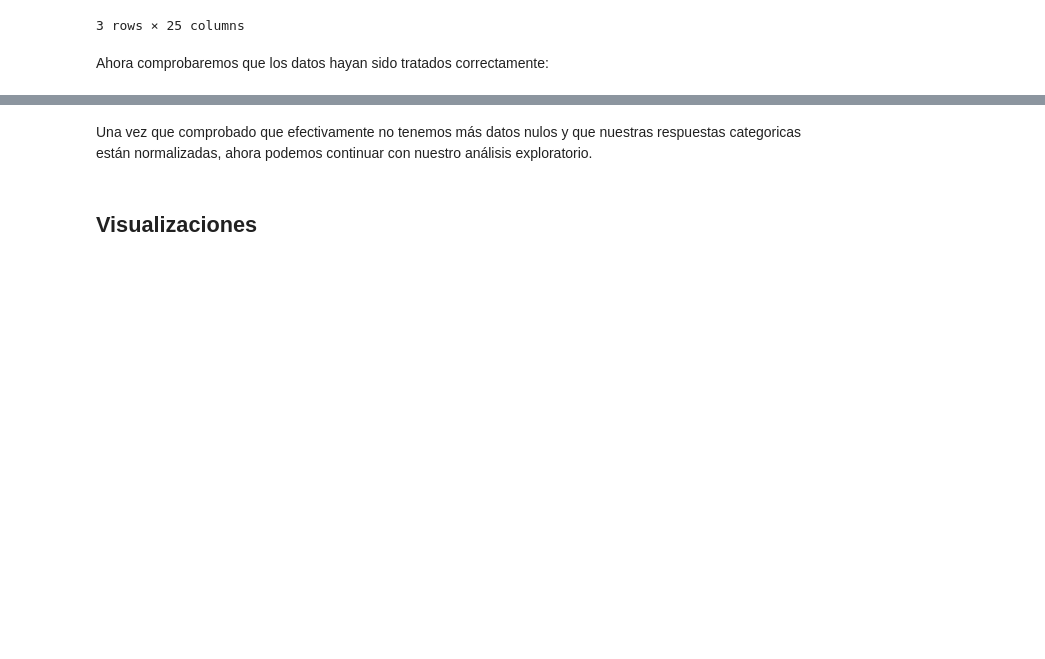
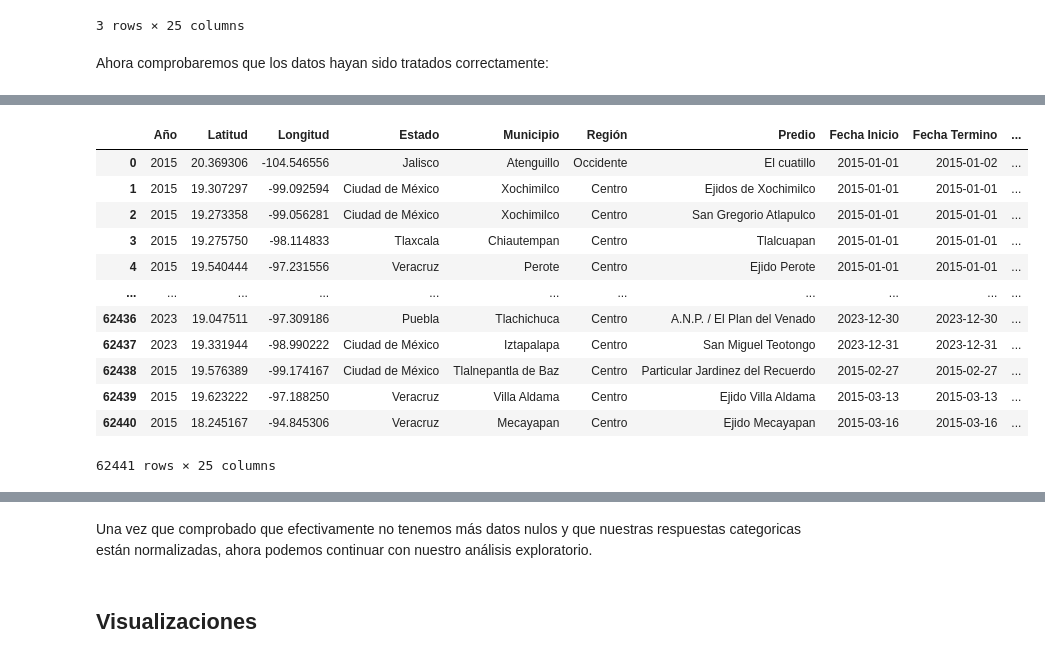
Before and after one commit to Valamca/Fires_Mexico_2015-2023, a Jupyter notebook: Incendios_forestales.ipynb, the cells around one changed output, grey strips where cells are left out. Cells and saved outputs as stored; diff of their text form; code cells hidden in the pictures; blank space fills up the shorter version.

```diff
--- a/Incendios_forestales.ipynb
+++ b/Incendios_forestales.ipynb
@@ -216,0 +305,16 @@ Ahora comprobaremos que los datos hayan sido tratados correctamente:
+# %%
+df[~df["Llegada"].str.contains(r'^\d{3}\:\d{2}\:\d{2}$')]
+# %% [output]
+|  | Año | Latitud | Longitud | Estado | Municipio | Región | Predio | Fecha Inicio | Fecha Termino | ... |
+| 0 | 2015 | 20.369306 | -104.546556 | Jalisco | Atenguillo | Occidente | El cuatillo | 2015-01-01 | 2015-01-02 | ... |
+| 1 | 2015 | 19.307297 | -99.092594 | Ciudad de México | Xochimilco | Centro | Ejidos de Xochimilco | 2015-01-01 | 2015-01-01 | ... |
+| 2 | 2015 | 19.273358 | -99.056281 | Ciudad de México | Xochimilco | Centro | San Gregorio Atlapulco | 2015-01-01 | 2015-01-01 | ... |
+| 3 | 2015 | 19.275750 | -98.114833 | Tlaxcala | Chiautempan | Centro | Tlalcuapan | 2015-01-01 | 2015-01-01 | ... |
+| 4 | 2015 | 19.540444 | -97.231556 | Veracruz | Perote | Centro | Ejido Perote | 2015-01-01 | 2015-01-01 | ... |
+| ... | ... | ... | ... | ... | ... | ... | ... | ... | ... | ... |
+| 62436 | 2023 | 19.047511 | -97.309186 | Puebla | Tlachichuca | Centro | A.N.P. / El Plan del Venado | 2023-12-30 | 2023-12-30 | ... |
+| 62437 | 2023 | 19.331944 | -98.990222 | Ciudad de México | Iztapalapa | Centro | San Miguel Teotongo | 2023-12-31 | 2023-12-31 | ... |
+| 62438 | 2015 | 19.576389 | -99.174167 | Ciudad de México | Tlalnepantla de Baz | Centro | Particular Jardinez del Recuerdo | 2015-02-27 | 2015-02-27 | ... |
+| 62439 | 2015 | 19.623222 | -97.188250 | Veracruz | Villa Aldama | Centro | Ejido Villa Aldama | 2015-03-13 | 2015-03-13 | ... |
+| 62440 | 2015 | 18.245167 | -94.845306 | Veracruz | Mecayapan | Centro | Ejido Mecayapan | 2015-03-16 | 2015-03-16 | ... |
+62441 rows × 25 columns
```
Also changed, not shown: parts of 27 cells of this notebook.
